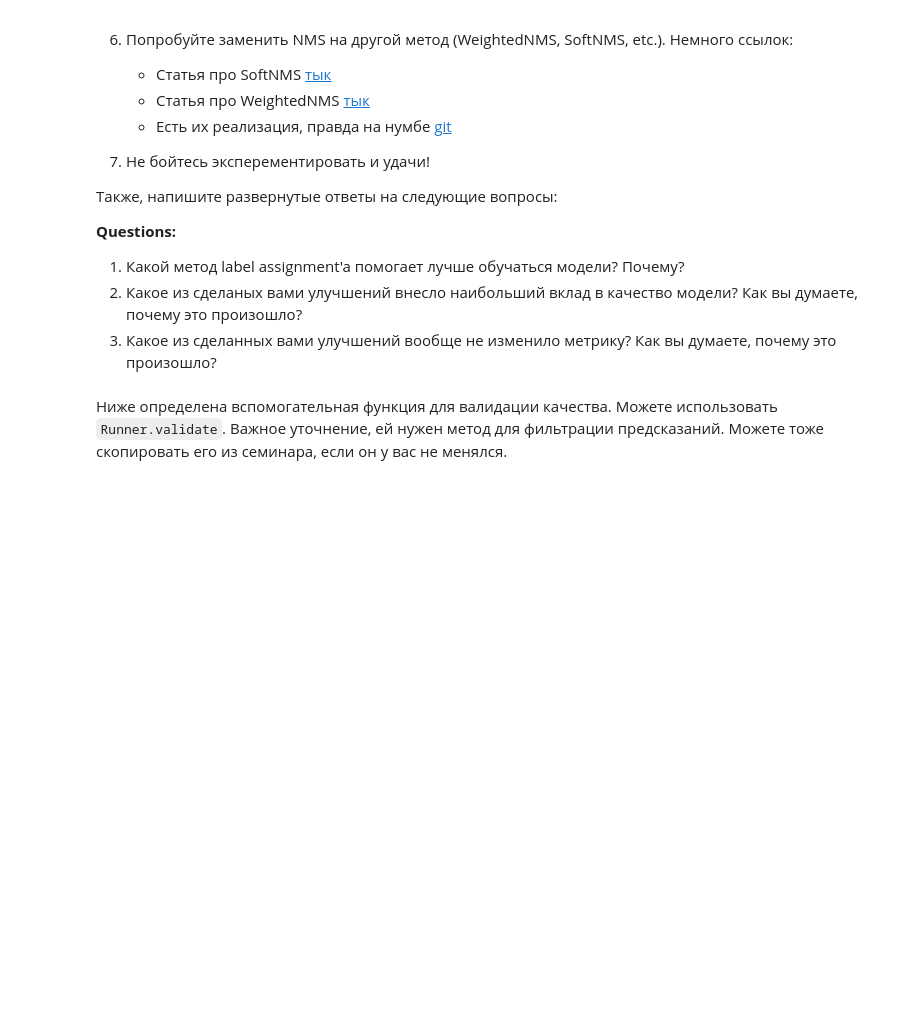
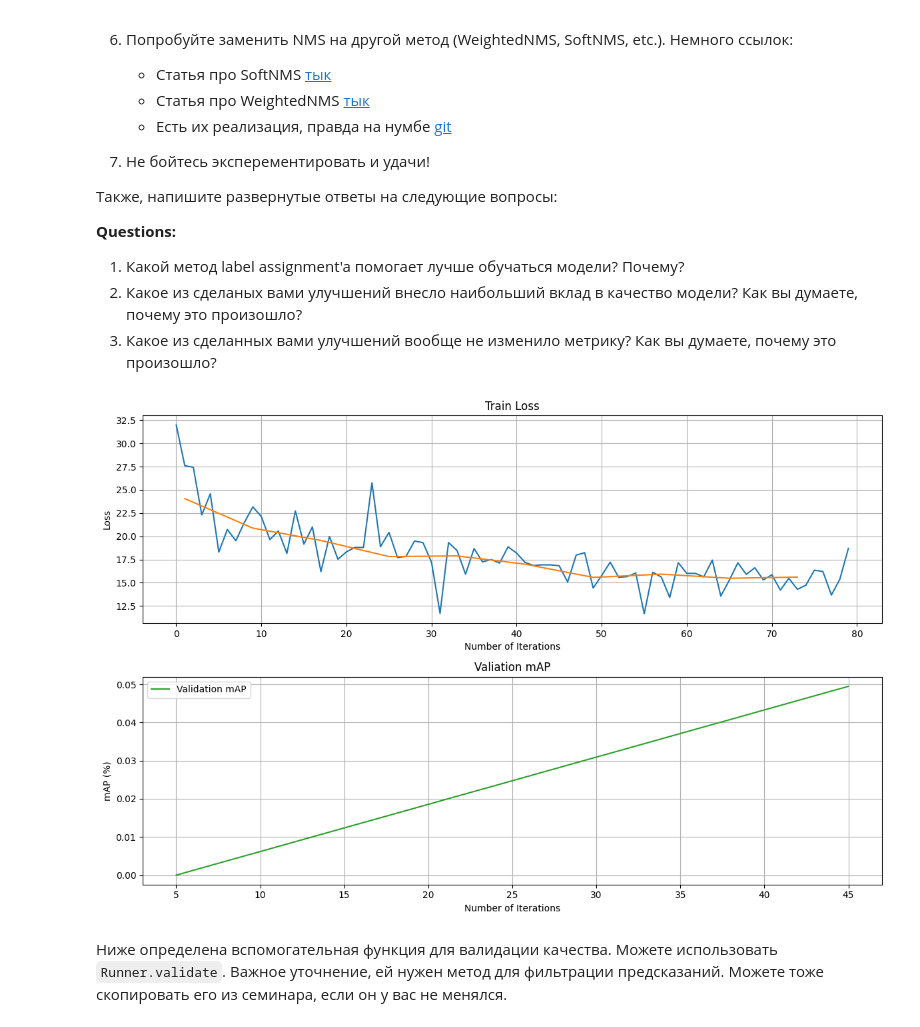
Before and after one commit to Voisan/ML-study, a Jupyter notebook: week_09_detection/Homework/homework_detection.ipynb, the cells around one changed output. Drawn from its saved outputs; the diff is of its cells as text; code cells hidden in the pictures; blank space fills up the shorter version.

```diff
--- a/week_09_detection/Homework/homework_detection.ipynb
+++ b/week_09_detection/Homework/homework_detection.ipynb
@@ -361,7 +353,7 @@ class Detector(nn.Module):
         # Получаем количество фичемапов на выходном слое
         in_channels = self.backbone.backbone.feature_info.channels()[0]
         # Создаем шею, с учетом параметров, полученных выше
-        self.neck = SimplifiedFPN(in_channels, out_channels=neck_n_channels)
+        self.neck = Neck(in_channels, out_channels=neck_n_channels)
         # Размерность выходов головы зависит от количество якорей, поэтому сначала считаем количество якорей в каждой
         # ячейке выходной фичемапы
         num_anchors = len(anchor_sizes) * len(anchor_ratios)
@@ -898,7 +890,7 @@ class Runner:
         ax[0].set_xlabel("Number of Iterations")
         ax[0].set_ylabel("Loss")
         if self.val_metric:
-            ax[1].plot(np.arange(self.val_every, len(self.batch_loss)+1, len(self.val_dataloader) * self.val_every),
+            ax[1].plot(np.arange(self.val_every, len(self.batch_loss)+1, len(self.train_dataloader) * self.val_every),
                        np.array(self.val_metric) * 100, color="tab:green", label="Validation mAP")
             ax[1].grid()
             ax[1].set_title("Valiation mAP")
@@ -983,13 +975,17 @@ smooth_l1_loss = nn.SmoothL1Loss()
 bce_loss = nn.BCEWithLogitsLoss()
 compute_loss = ComputeLoss(smooth_l1_loss, bce_loss, bce_loss, weight_bbox=10)
 
-runner = Runner(model, compute_loss, optimizer, train_dataloader, TAL_assigner, device=device,
+runner = Runner(model, compute_loss, optimizer, train_dataloader, assign_target, device=device,
                  scheduler=scheduler, assign_target_kwargs={"neg_th":0.4, "pos_th":0.6},
                  val_dataloader=test_dataloader)
 
 num_epochs = 10
 # %%
 runner.train(num_epochs=10, verbose=True)
+# %%
+runner.plot_loss(row_figsize=4)
+# %% [output]
+[figure, added]
 # %% [markdown]
 Ниже определена вспомогательная функция для валидации качества. Можете использовать `Runner.validate`. Важное уточнение, ей нужен метод для фильтрации предсказаний. Можете тоже скопировать его из семинара, если он у вас не менялся.
 # %%
```
Also changed, not shown: parts of 4 cells of this notebook.
